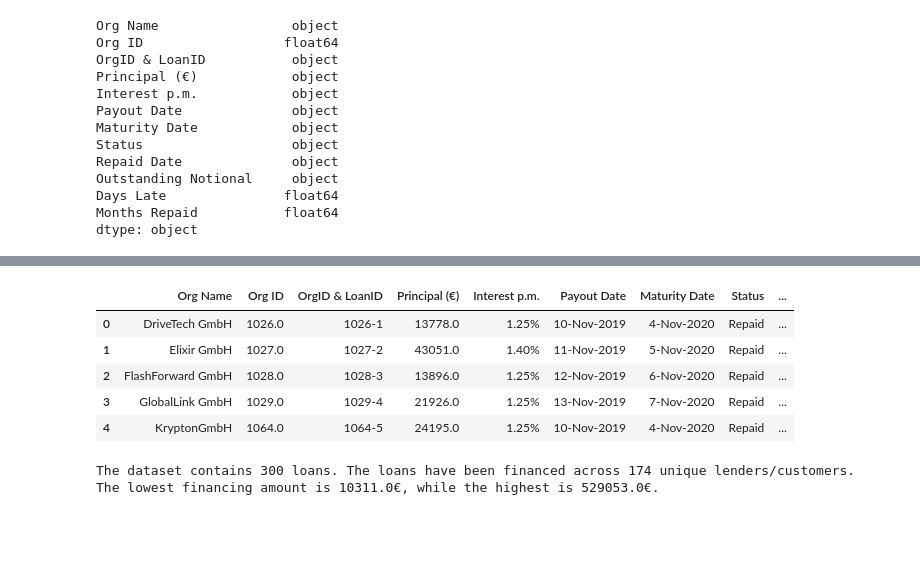
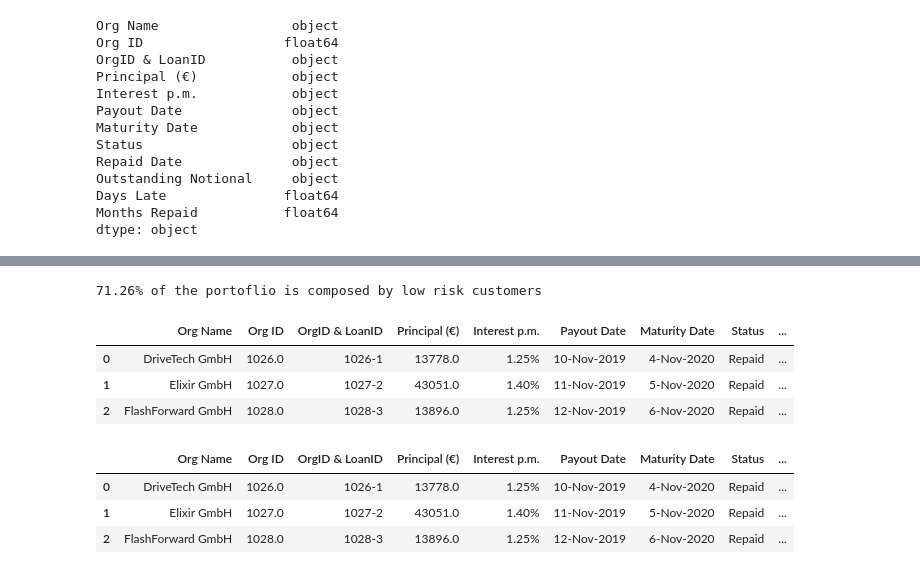
Before and after one commit to mercedesf17/Customer-Repayments-Behaviours-Analysis, a Jupyter notebook: analysis.ipynb, the cells around one changed output, grey strips where cells are left out. Cells and saved outputs as stored; diff of their text form; code cells hidden in the pictures; blank space fills up the shorter version.

Commit message:
More work on the analysis of the risk levels

```diff
--- a/analysis.ipynb
+++ b/analysis.ipynb
@@ -34,0 +76,11 @@ loans_df['Outstanding Notional'] = loans_df['Outstanding Notional'].str.replace(
+# %%
+# Feature Engineering to add a column saying wether a loan payment is late or not
+
+def encode_columns(row):
+    if row['Days Late'] > 0:
+        return 1
+    else:
+        return 0
+
+loans_df['is_late'] = loans_df.apply(encode_columns, axis=1)
+loans_df.head(3)
@@ -34,0 +112,7 @@ loans_df['Outstanding Notional'] = loans_df['Outstanding Notional'].str.replace(
+# %%
+# In the original dataframe, 'Days Late' is calculated by substracting the maturity date from the repayment date, so loans that are not
+# late will have a negative value
+# At this stage, I want to know only about speicifc days late loans and so I will replace negtaive values with 0
+
+loans_df['Days Late'] = np.where(loans_df['Days Late'] < 0, 0, loans_df['Days Late'])
+loans_df.head()
@@ -35,21 +229,13 @@ loans_df['Outstanding Notional'] = loans_df['Outstanding Notional'].str.replace(
+# %%
+# Info about the portfolio risk
+percentage_low_risk = round(len(df_percentage_late_loans[df_percentage_late_loans['risk_level'] == 'Low Risk']) / len(df_percentage_late_loans) *100,2)
+print(f'{percentage_low_risk}% of the portoflio is composed by low risk customers')
+# %% [output]
+71.26% of the portoflio is composed by low risk customers
 # %%
-loans_df.head()
+loans_df.head(3)
 # %% [output]
 |  | Org Name | Org ID | OrgID & LoanID | Principal (€) | Interest p.m. | Payout Date | Maturity Date | Status | ... |
 | 0 | DriveTech GmbH | 1026.0 | 1026-1 | 13778.0 | 1.25% | 10-Nov-2019 | 4-Nov-2020 | Repaid | ... |
 | 1 | Elixir GmbH | 1027.0 | 1027-2 | 43051.0 | 1.40% | 11-Nov-2019 | 5-Nov-2020 | Repaid | ... |
 | 2 | FlashForward GmbH | 1028.0 | 1028-3 | 13896.0 | 1.25% | 12-Nov-2019 | 6-Nov-2020 | Repaid | ... |
-| 3 | GlobalLink GmbH | 1029.0 | 1029-4 | 21926.0 | 1.25% | 13-Nov-2019 | 7-Nov-2020 | Repaid | ... |
-| 4 | KryptonGmbH | 1064.0 | 1064-5 | 24195.0 | 1.25% | 10-Nov-2019 | 4-Nov-2020 | Repaid | ... |
-# %%
-# Some exploratory analysis to check how the dataset is formed
-
-number_of_loans = len(loans_df)
-unique_customers = len(loans_df['Org ID'].unique())
-min_principal = loans_df['Principal (€)'].min()
-max_principal = loans_df['Principal (€)'].max()
-
-print(f'The dataset contains {number_of_loans} loans. The loans have been financed across {unique_customers} unique lenders/customers.  \nThe lowest financing amount is {min_principal}€, while the highest is {max_principal}€.')
-# %% [output]
-The dataset contains 300 loans. The loans have been financed across 174 unique lenders/customers.
-The lowest financing amount is 10311.0€, while the highest is 529053.0€.
@@ -55,0 +245,35 @@ The lowest financing amount is 10311.0€, while the highest is 529053.0€.
+# %%
+def function(row):
+    # Converting 'Payout Date' to a datetime object if it is not already
+    payout_date = pd.to_datetime(row['Payout Date'], errors='coerce')
+    if pd.isnull(payout_date):
+        return None
+
+    if row['Repaid Date'] == 'Not Repaid Yet':
+        return 'Not Repaid Yet'
+
+    try:
+        repaid_date = pd.to_datetime(row['Repaid Date'])
+    except ValueError:
+        return None
+
+    if repaid_date <= (payout_date + pd.Timedelta(days=90)):
+        return 1
+    elif repaid_date <= (payout_date + pd.Timedelta(days=180)):
+        return 2
+    elif repaid_date <= (payout_date + pd.Timedelta(days=270)):
+        return 3
+    elif repaid_date <= (payout_date + pd.Timedelta(days=360)):
+        return 4
+    else:
+        return 5
+
+
+# Applying the function to each row of the DataFrame
+loans_df['repayment_status'] = loans_df.apply(function, axis=1)
+loans_df.head(3)
+# %% [output]
+|  | Org Name | Org ID | OrgID & LoanID | Principal (€) | Interest p.m. | Payout Date | Maturity Date | Status | ... |
+| 0 | DriveTech GmbH | 1026.0 | 1026-1 | 13778.0 | 1.25% | 10-Nov-2019 | 4-Nov-2020 | Repaid | ... |
+| 1 | Elixir GmbH | 1027.0 | 1027-2 | 43051.0 | 1.40% | 11-Nov-2019 | 5-Nov-2020 | Repaid | ... |
+| 2 | FlashForward GmbH | 1028.0 | 1028-3 | 13896.0 | 1.25% | 12-Nov-2019 | 6-Nov-2020 | Repaid | ... |
```
Also changed, not shown: parts of 19 cells of this notebook.
